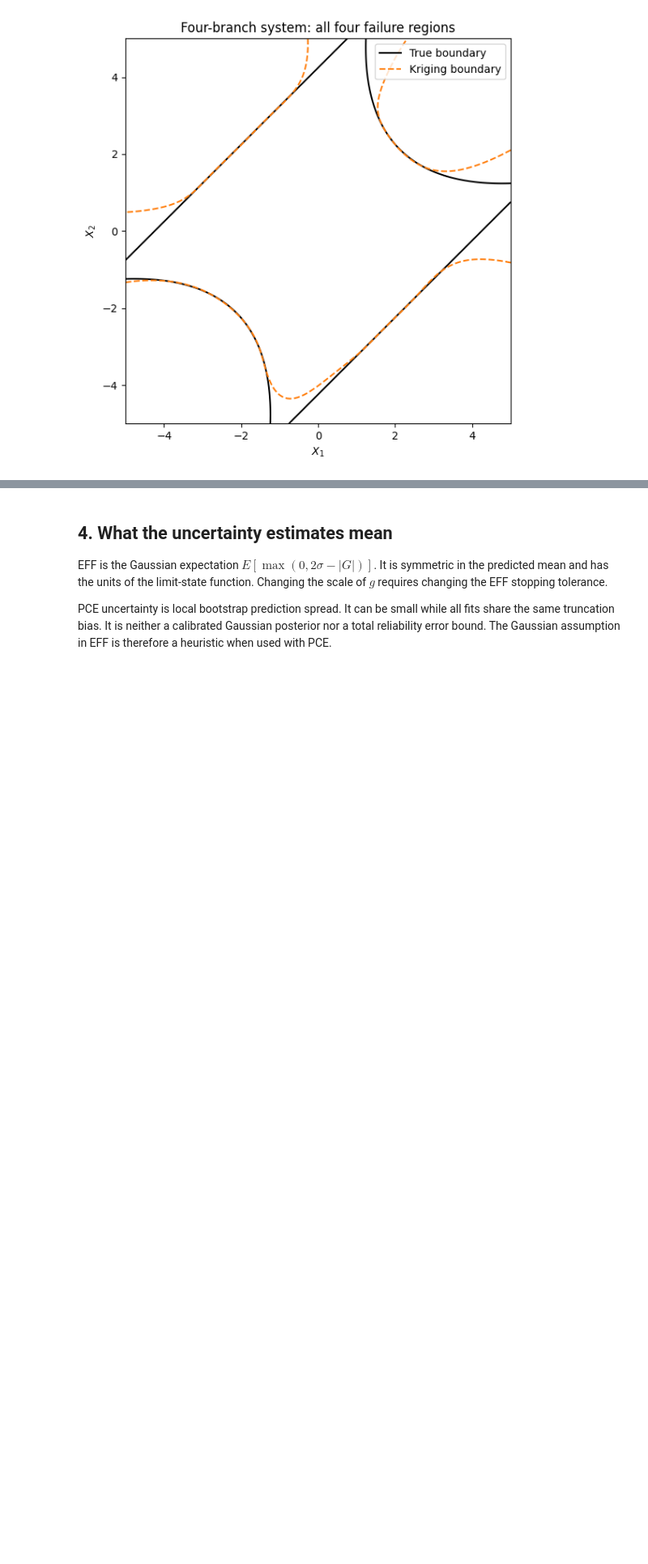
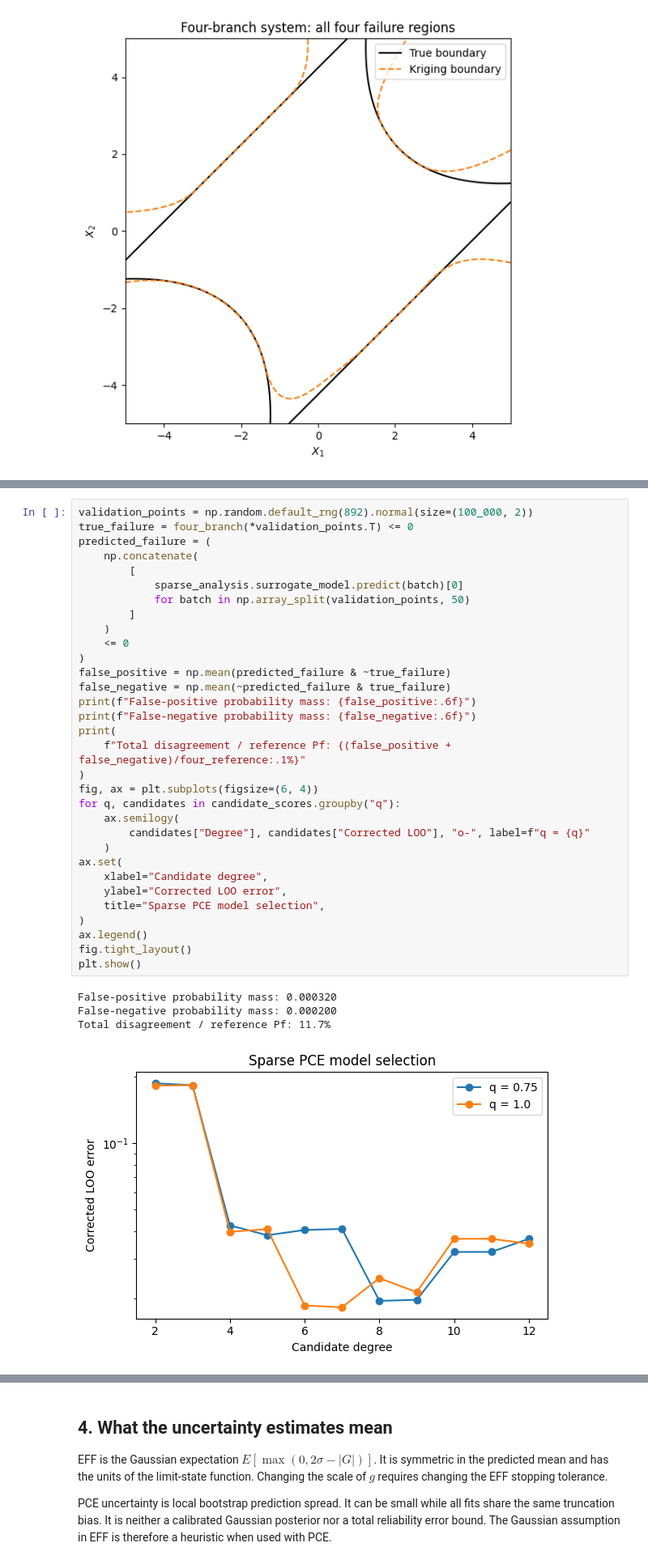
Before and after one commit to pystra/pystra, a Jupyter notebook: docs/source/notebooks/ex_active_learning.ipynb, the cells around one changed output, grey strips where cells are left out. Shown at 81% size. Cells and saved outputs as stored; diff of their text form; blank space fills up the shorter version.

```diff
--- a/docs/source/notebooks/ex_active_learning.ipynb
+++ b/docs/source/notebooks/ex_active_learning.ipynb
@@ -140,3 +224,40 @@ plt.show()
+# %%
+validation_points = np.random.default_rng(892).normal(size=(100_000, 2))
+true_failure = four_branch(*validation_points.T) <= 0
+predicted_failure = (
+    np.concatenate(
+        [
+            sparse_analysis.surrogate_model.predict(batch)[0]
+            for batch in np.array_split(validation_points, 50)
+        ]
+    )
+    <= 0
+)
+false_positive = np.mean(predicted_failure & ~true_failure)
+false_negative = np.mean(~predicted_failure & true_failure)
+print(f"False-positive probability mass: {false_positive:.6f}")
+print(f"False-negative probability mass: {false_negative:.6f}")
+print(
+    f"Total disagreement / reference Pf: {(false_positive + false_negative)/four_reference:.1%}"
+)
+fig, ax = plt.subplots(figsize=(6, 4))
+for q, candidates in candidate_scores.groupby("q"):
+    ax.semilogy(
+        candidates["Degree"], candidates["Corrected LOO"], "o-", label=f"q = {q}"
+    )
+ax.set(
+    xlabel="Candidate degree",
+    ylabel="Corrected LOO error",
+    title="Sparse PCE model selection",
+)
+ax.legend()
+fig.tight_layout()
+plt.show()
+# %% [output]
+False-positive probability mass: 0.000320
+False-negative probability mass: 0.000200
+Total disagreement / reference Pf: 11.7%
+[figure, added]
 # %% [markdown]
 ## 3. Lognormal beam: another exact reference
 
```
Also changed, not shown: parts of 7 cells of this notebook, 15 other files.
